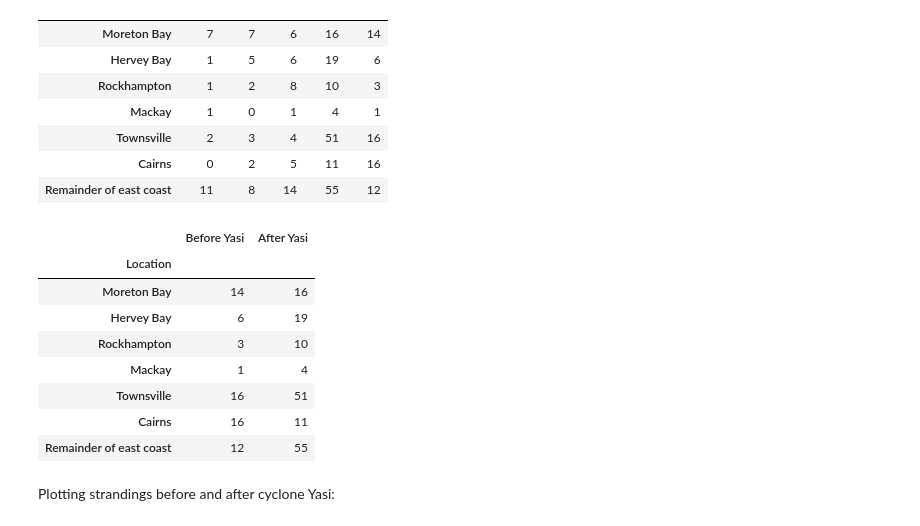
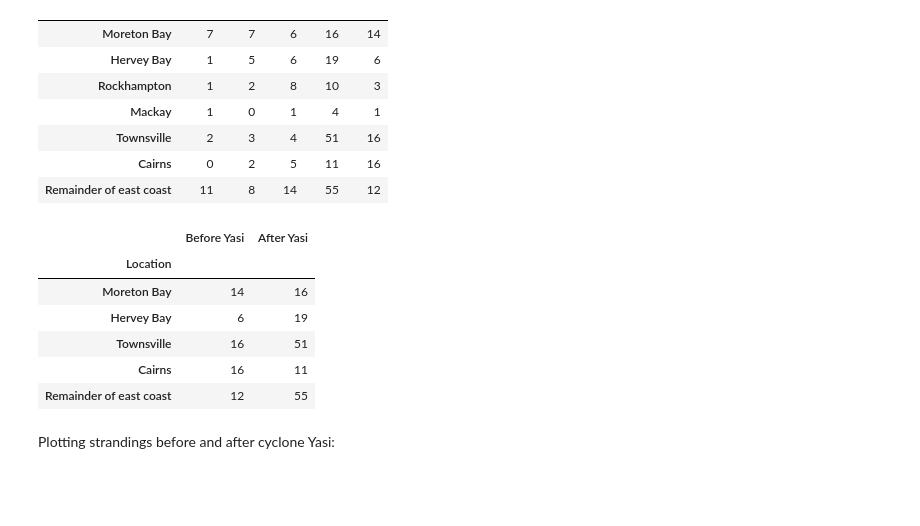
Before and after one commit to clle5474/seagrass-dugongs, a Jupyter notebook: 1. Extracting Data (2).ipynb, the cells around one changed output. Cells and saved outputs as stored; diff of their text form; code cells hidden in the pictures; blank space fills up the shorter version.

```diff
--- a/1. Extracting Data (2).ipynb
+++ b/1. Extracting Data (2).ipynb
@@ -451,19 +488,18 @@ dugong
 # %%
 # Specifying columns to drop by index number to show only the data relevant to cyclone Yasi
 cols = [0, 1, 2]
 
 # Dropping, renaming columns, and switching column order to show the strandings before the cyclone first
 dugongYasi = dugong.drop(dugong.columns[cols], axis=1)
+dugongYasi = dugongYasi.drop(['Rockhampton', 'Mackay'], axis=0)
 dugongYasi.rename(columns={'2011': 'After Yasi', '2010': 'Before Yasi'}, inplace=True)
 dugongYasi = dugongYasi.loc[:,['Before Yasi','After Yasi']]
 dugongYasi
 # %% [output]
 |  | Before Yasi | After Yasi |
 | Location |  |  |
 | Moreton Bay | 14 | 16 |
 | Hervey Bay | 6 | 19 |
-| Rockhampton | 3 | 10 |
-| Mackay | 1 | 4 |
 | Townsville | 16 | 51 |
 | Cairns | 16 | 11 |
 | Remainder of east coast | 12 | 55 |
```
Also changed, not shown: parts of 63 cells of this notebook.
